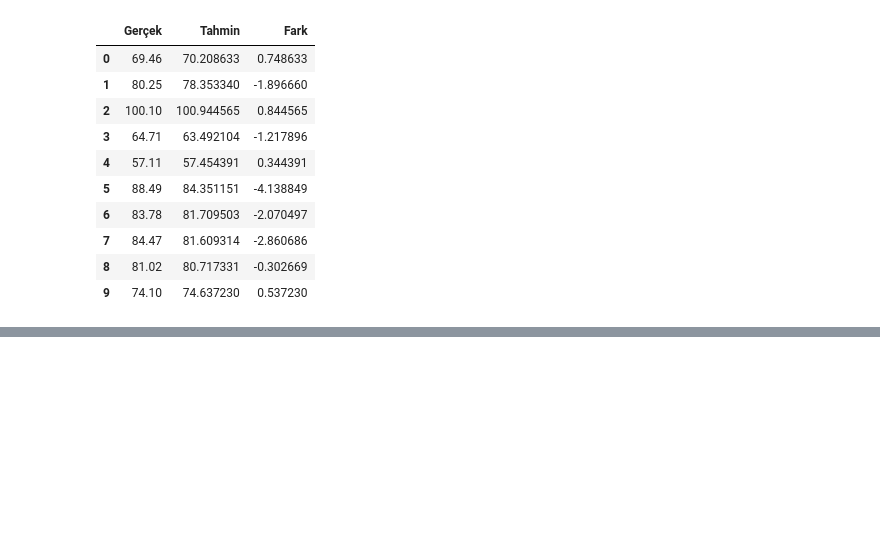
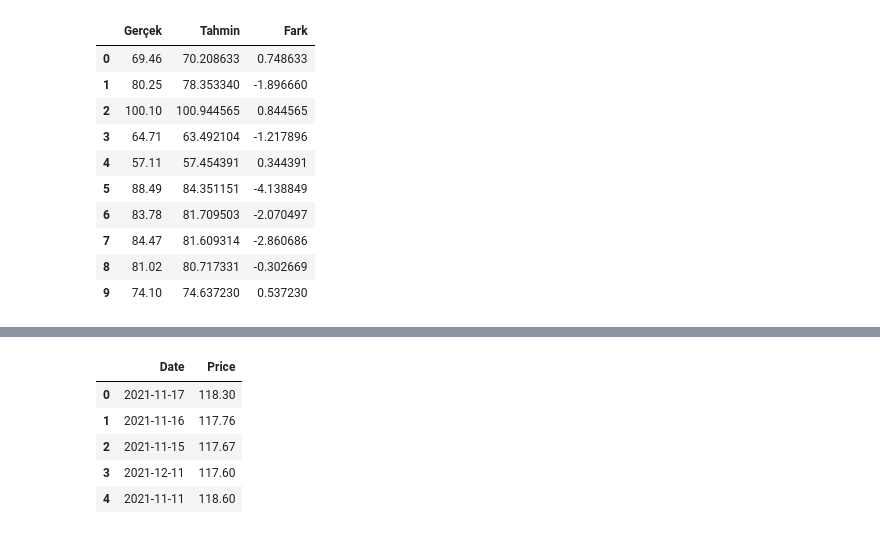
Before and after one commit to mekilic7/.Net, a Jupyter notebook: investing_us_cotton_no_2_v_2.ipynb, the cells around one changed output, grey strips where cells are left out. Saved outputs shown, nothing was run; the diff lists cells and outputs as text; code cells hidden in the pictures; blank space fills up the shorter version.

```diff
--- a/investing_us_cotton_no_2_v_2.ipynb
+++ b/investing_us_cotton_no_2_v_2.ipynb
@@ -394,0 +406,2 @@ Plotting Results
+# %%
+dff = df
@@ -394,0 +420,2 @@ Plotting Results
+# %%
+dff['Date'] = pd.to_datetime(dff['Date'])
@@ -394,0 +440,9 @@ Plotting Results
+# %%
+dff.head()
+# %% [output]
+|  | Date | Price |
+| 0 | 2021-11-17 | 118.30 |
+| 1 | 2021-11-16 | 117.76 |
+| 2 | 2021-11-15 | 117.67 |
+| 3 | 2021-12-11 | 117.60 |
+| 4 | 2021-11-11 | 118.60 |
```
Also changed, not shown: parts of 11 cells of this notebook.
